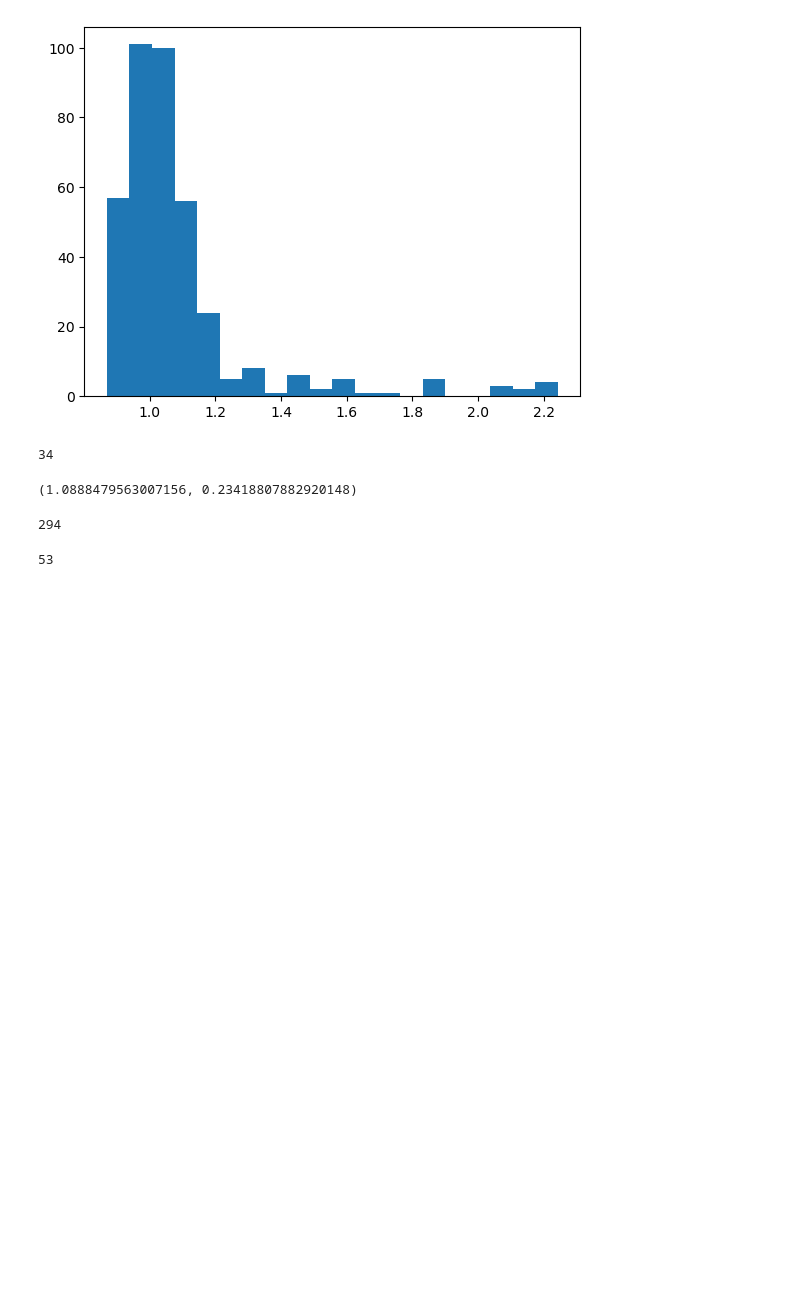
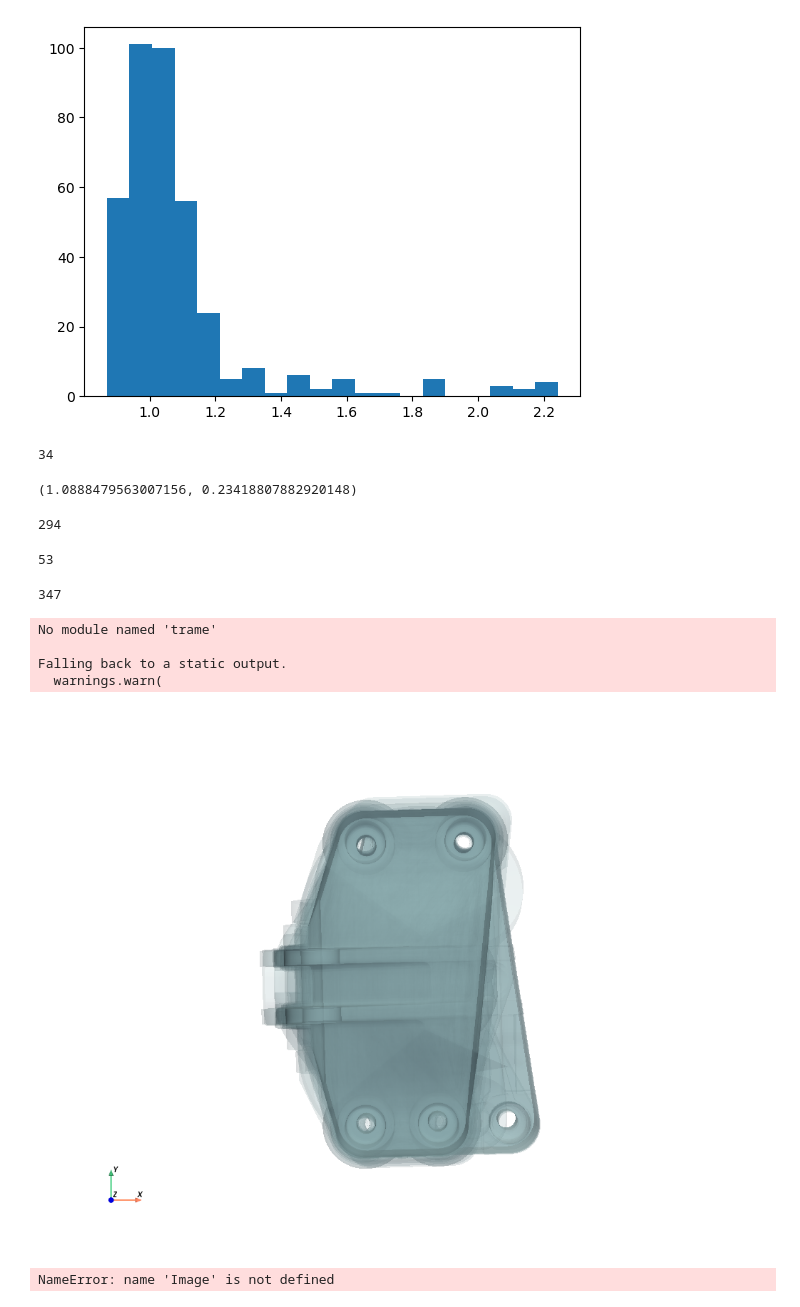
Before and after one commit to mkskalai/simjeb-optimization, a Jupyter notebook: filter_outiers.ipynb, the cells around one changed output. Cells and saved outputs as stored; diff of their text form; code cells hidden in the pictures; blank space fills up the shorter version.

```diff
--- a/filter_outiers.ipynb
+++ b/filter_outiers.ipynb
@@ -73,3 +74,6 @@ len(train)
 len(test)
 # %% [output]
 53
+# %%
+with open(metadata_dir / "outliers.txt") as f:
+    lines = f.readlines()
@@ -75,0 +84,30 @@ len(test)
+# %%
+len(dataset)
+# %% [output]
+347
+# %%
+for view in ["xy", "xz", "yz"]:
+
+    pl = pv.Plotter()
+
+    # Load each mesh, set transparency, and add it to the plotter
+    for path in tqdm(paths):
+        mesh = pv.read(path)
+
+        # Add the mesh to the plotter
+        pl.add_mesh(mesh, opacity=0.1)
+
+    # Set the camera position to view
+    pl.camera_position = view
+    pl.add_axes()
+    pl.show_axes_all()
+    pl.show(auto_close=False)
+    image = pl.screenshot(None, return_img=True)
+    Image.fromarray(pl.screenshot(None, return_img=True)).save(metadata_dir/f"{view}_no_outliers.jpeg")
+# %% [output]
+No module named 'trame'
+
+Falling back to a static output.
+  warnings.warn(
+[figure, added]
+NameError: name 'Image' is not defined
```
Also changed, not shown: parts of 3 cells of this notebook.
